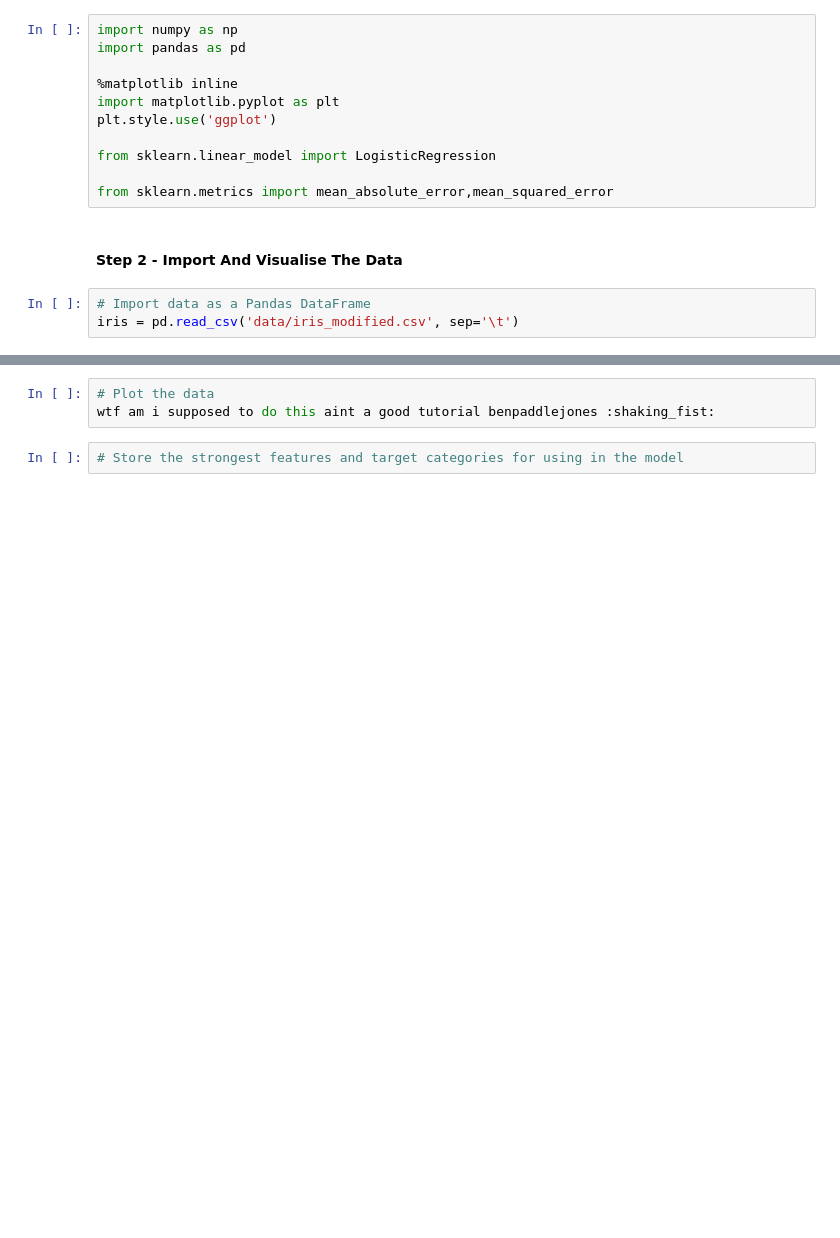
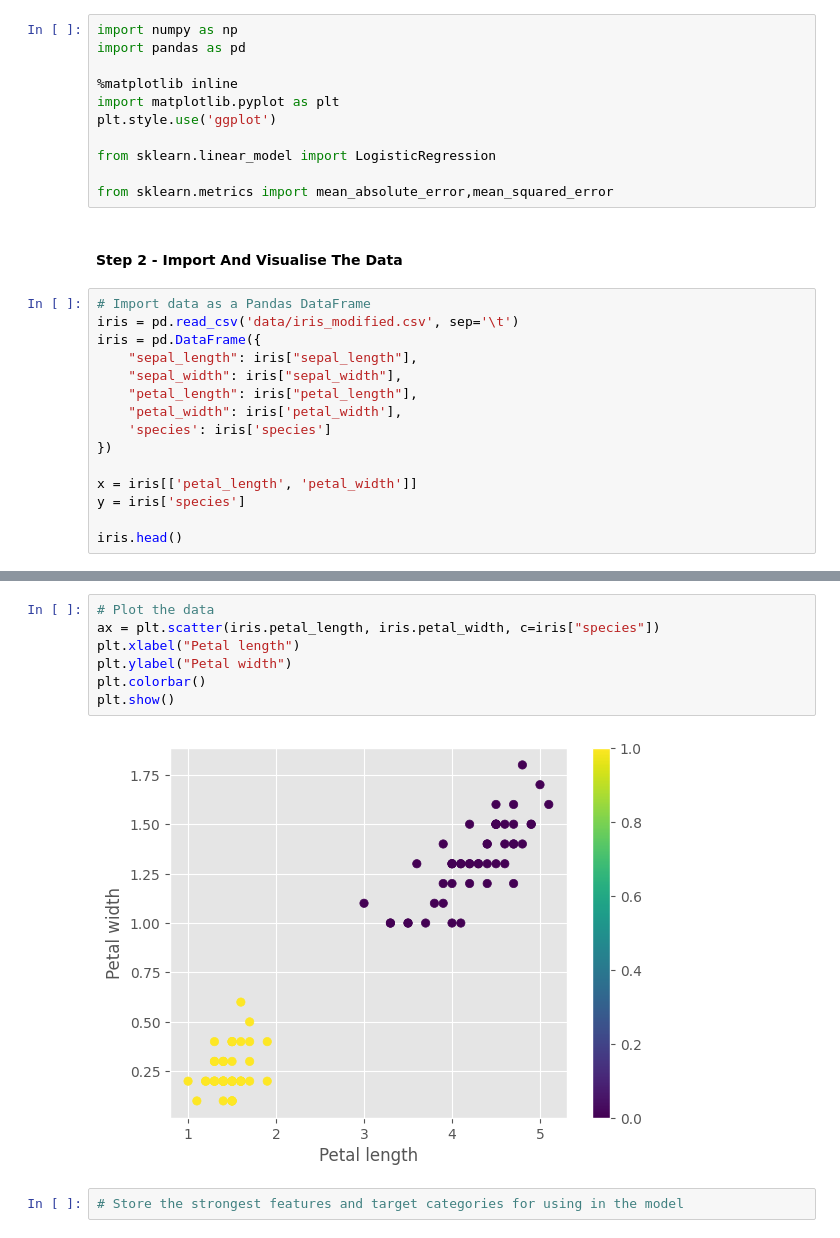
Before and after one commit to tirbofish/software-automation-resources, a Jupyter notebook: Week_2_-_Complex_Regression_&_Classification/8.OOP_Iris_Logistic_Regression.ipynb, the cells around one changed output, grey strips where cells are left out. Cells and saved outputs as stored; diff of their text form; blank space fills up the shorter version.

```diff
--- a/Week_2_-_Complex_Regression_&_Classification/8.OOP_Iris_Logistic_Regression.ipynb
+++ b/Week_2_-_Complex_Regression_&_Classification/8.OOP_Iris_Logistic_Regression.ipynb
@@ -27,3 +27,15 @@ from sklearn.metrics import mean_absolute_error,mean_squared_error
 # %%
 # Import data as a Pandas DataFrame
 iris = pd.read_csv('data/iris_modified.csv', sep='\t')
+iris = pd.DataFrame({
+    "sepal_length": iris["sepal_length"],
+    "sepal_width": iris["sepal_width"],
+    "petal_length": iris["petal_length"],
+    "petal_width": iris['petal_width'],
+    'species': iris['species']
+})
+
+x = iris[['petal_length', 'petal_width']]
+y = iris['species']
+
+iris.head()
@@ -30,6 +49,12 @@ iris = pd.read_csv('data/iris_modified.csv', sep='\t')
-# %%
-# Plot the data
-wtf am i supposed to do this aint a good tutorial benpaddlejones :shaking_fist:
+# %%
+# Plot the data
+ax = plt.scatter(iris.petal_length, iris.petal_width, c=iris["species"])
+plt.xlabel("Petal length")
+plt.ylabel("Petal width")
+plt.colorbar()
+plt.show()
+# %% [output]
+[figure, added]
 # %%
 # Store the strongest features and target categories for using in the model
 # %% [markdown]
```
Also changed, not shown: parts of 5 cells of this notebook, 1 other file.
